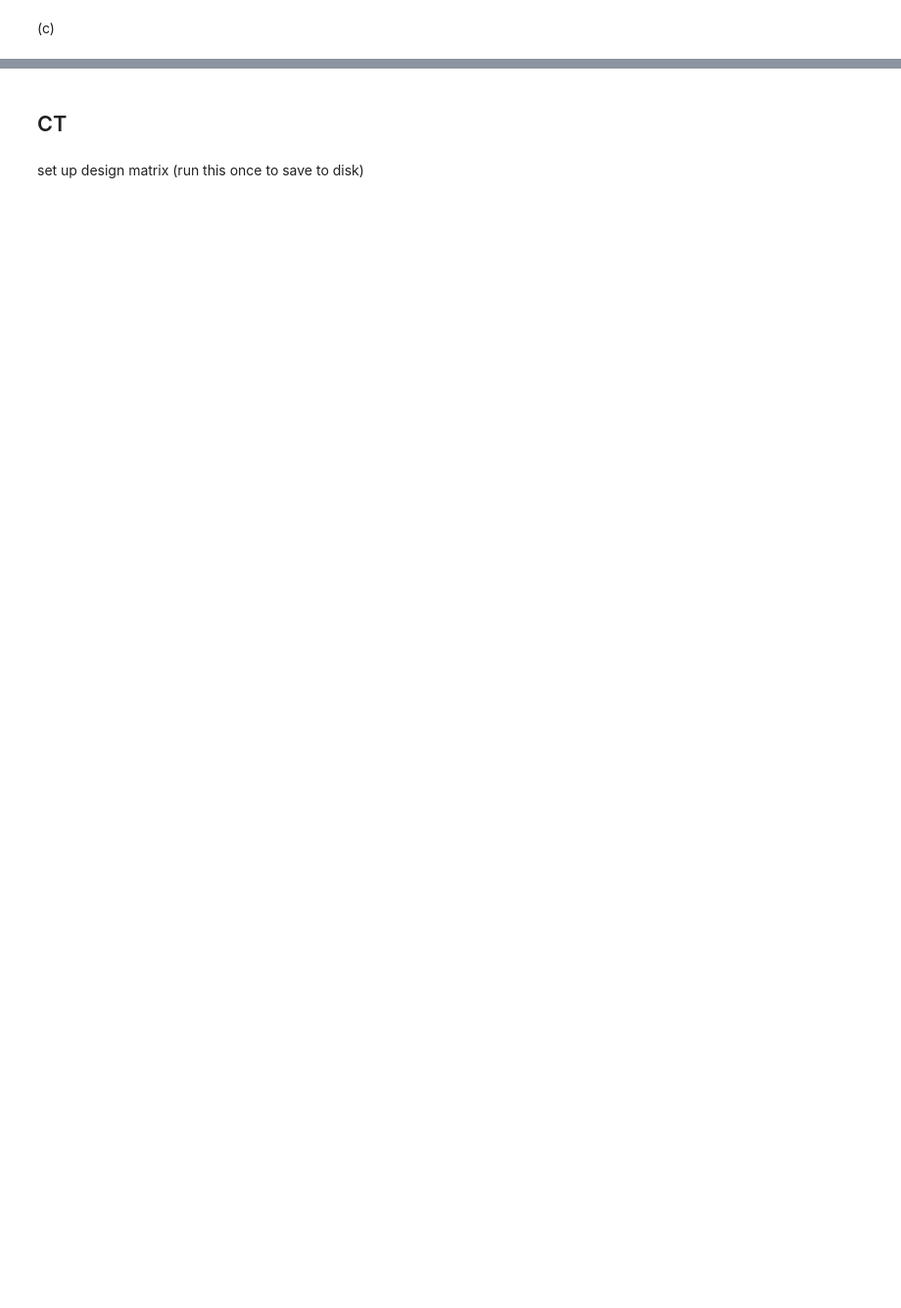
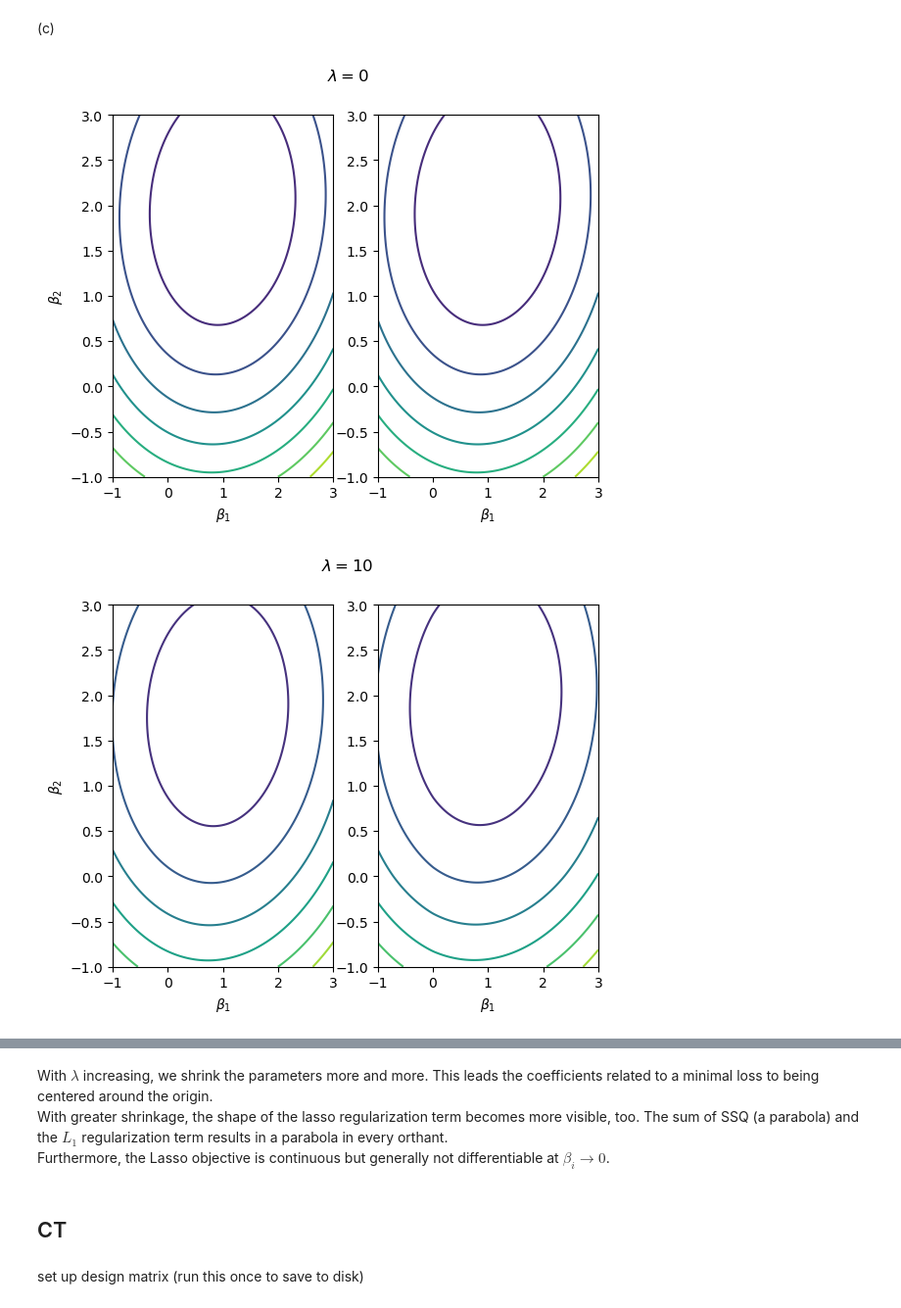
Before and after one commit to Splendus/mlph, a Jupyter notebook: Exercise/mlph_sheet06/sheet06.ipynb, the cells around one changed output, grey strips where cells are left out. Shown at 98% size. Drawn from its saved outputs; the diff is of its cells as text; code cells hidden in the pictures; blank space fills up the shorter version.

```diff
--- a/Exercise/mlph_sheet06/sheet06.ipynb
+++ b/Exercise/mlph_sheet06/sheet06.ipynb
@@ -100,0 +158,20 @@ lambdas = [0, 10, 50, 100, 200, 300]
+# %%
+# TODO: for each lambda, plot both ridge regression and lasso loss functions
+lambdas = [0, 10, 50, 100, 200, 300]
+L2 = beta1**2 + beta2**2
+L1 = np.abs(beta1) + np.abs(beta2)
+
+for lamb in lambdas:
+    ridge = res + lamb * L2
+    lass  = res + lamb * L1
+
+    fig, (ax1, ax2) = plt.subplots(1, 2)
+    fig.suptitle(f'$\lambda = {lamb}$')
+    r_contours = ax1.contour(beta1, beta2, ridge)
+    ax1.set(xlabel=r'$\beta_1$', ylabel=r'$\beta_2$')
+
+    l_contours = ax2.contour(beta1, beta2, lass)
+    ax2.set(xlabel=r'$\beta_1$')
+# %% [output]
+[figure, added]
+[figure, added]
@@ -101,3 +182,7 @@ lambdas = [0, 10, 50, 100, 200, 300]
+# %% [markdown]
+With $\lambda$ increasing, we shrink the parameters more and more. This leads the coefficients related to a minimal loss to being centered around the origin. <br>
+With greater shrinkage, the shape of the lasso regularization term becomes more visible, too. The sum of SSQ (a parabola) and the $L_1$ regularization term results in a parabola in every orthant. <br>
+Furthermore, the Lasso objective is continuous but generally not differentiable at $\beta_i \rightarrow 0$.
 # %% [markdown]
 ## CT
 # %% [markdown]
```
Also changed, not shown: parts of 27 cells of this notebook.
